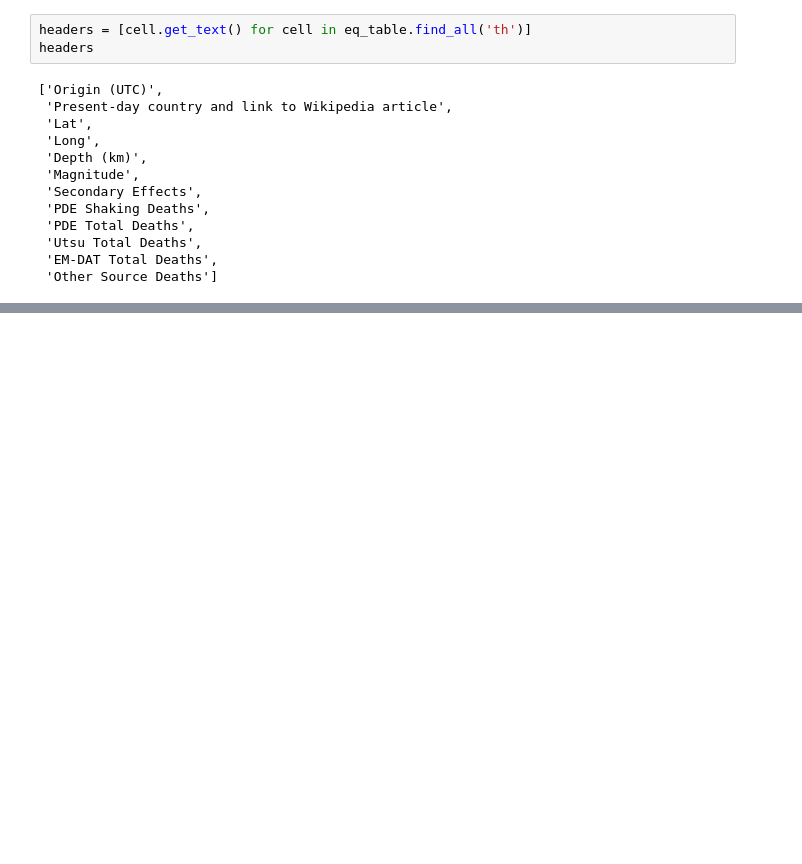
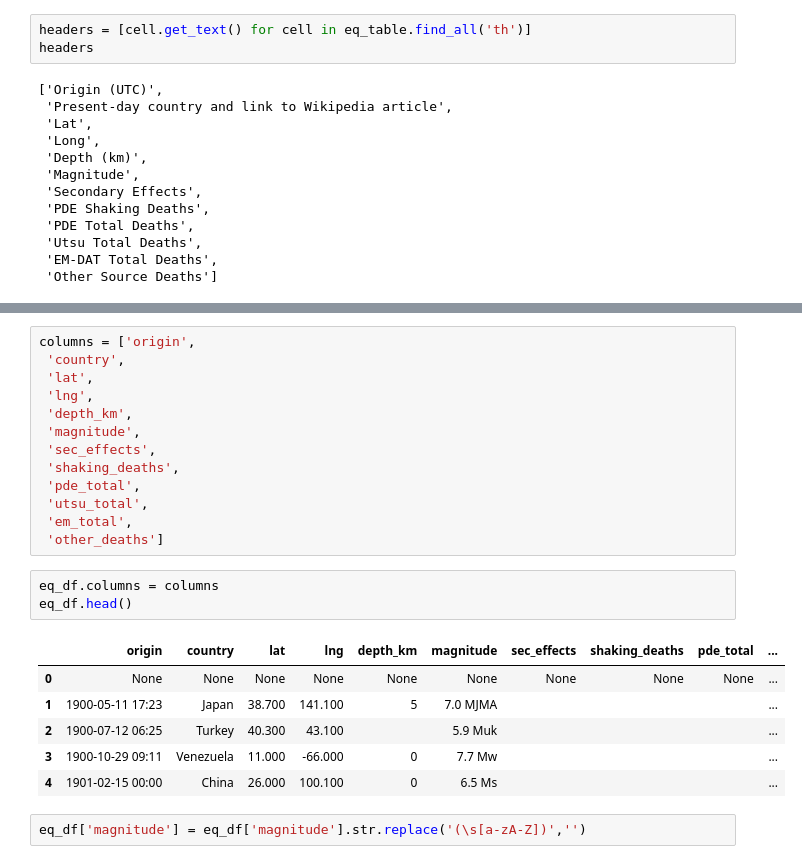
Before and after one commit to shrutijalewar/data-question-3-xtreme-united, a Jupyter notebook: dq-3.ipynb, the cells around one changed output, grey strips where cells are left out. Drawn from its saved outputs; the diff is of its cells as text; blank space fills up the shorter version.

```diff
--- a/dq-3.ipynb
+++ b/dq-3.ipynb
@@ -120,3 +120,28 @@ eq_df.head()
 | 2 | 1900-07-12 06:25 | Turkey | 40.300 | 43.100 |  | 5.9 Muk |  | ... |
 | 3 | 1900-10-29 09:11 | Venezuela | 11.000 | -66.000 | 0 | 7.7 Mw |  | ... |
 | 4 | 1901-02-15 00:00 | China | 26.000 | 100.100 | 0 | 6.5 Ms |  | ... |
+# %%
+columns = ['origin',
+ 'country',
+ 'lat',
+ 'lng',
+ 'depth_km',
+ 'magnitude',
+ 'sec_effects',
+ 'shaking_deaths',
+ 'pde_total',
+ 'utsu_total',
+ 'em_total',
+ 'other_deaths']
+# %%
+eq_df.columns = columns
+eq_df.head()
+# %% [output]
+|  | origin | country | lat | lng | depth_km | magnitude | sec_effects | shaking_deaths | pde_total | ... |
+| 0 | None | None | None | None | None | None | None | None | None | ... |
+| 1 | 1900-05-11 17:23 | Japan | 38.700 | 141.100 | 5 | 7.0 MJMA |  |  |  | ... |
+| 2 | 1900-07-12 06:25 | Turkey | 40.300 | 43.100 |  | 5.9 Muk |  |  |  | ... |
+| 3 | 1900-10-29 09:11 | Venezuela | 11.000 | -66.000 | 0 | 7.7 Mw |  |  |  | ... |
+| 4 | 1901-02-15 00:00 | China | 26.000 | 100.100 | 0 | 6.5 Ms |  |  |  | ... |
+# %%
+eq_df['magnitude'] = eq_df['magnitude'].str.replace('(\s[a-zA-Z])','')
```
Also changed, not shown: parts of 2 cells of this notebook.
